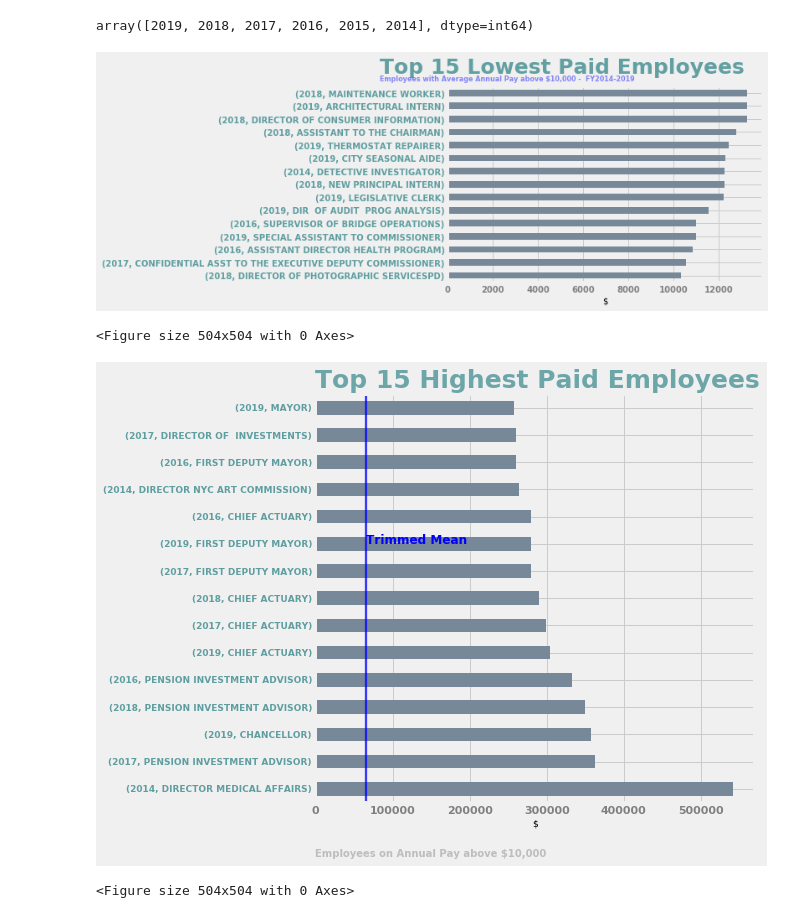
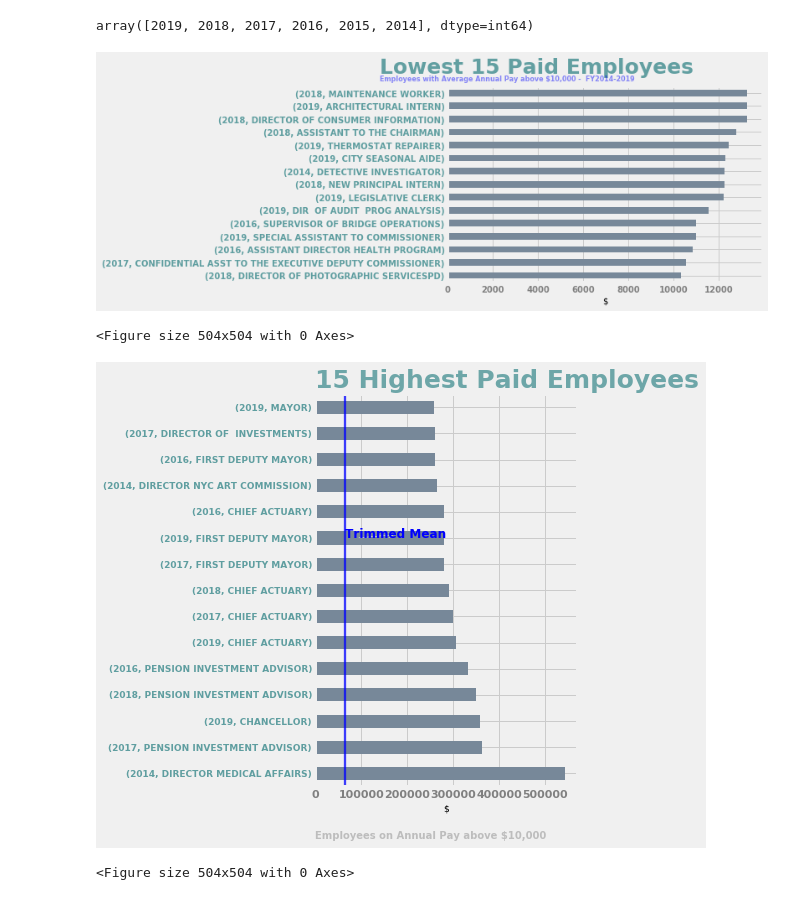
Before and after one commit to jhenvi/NYC-Citywide-Payroll-Data, a Jupyter notebook: NYC_PayrollAnalysis.ipynb, the cells around one changed output. Cells and saved outputs as stored; diff of their text form; code cells hidden in the pictures.

```diff
--- a/NYC_PayrollAnalysis.ipynb
+++ b/NYC_PayrollAnalysis.ipynb
@@ -171,32 +171,34 @@ plt.yticks(fontsize=10, color="cadetblue",weight="bold")
 plt.ylabel('')
 plt.xlabel('$',fontsize=10)
 plt.rcParams['figure.figsize']= 7,7
-plt.text(x=-3000, y=15.5, s="Top 15 Lowest Paid Employees", fontsize=25, weight="bold",color="cadetblue",alpha=.98)
+plt.text(x=-3000, y=15.5, s="Lowest 15 Paid Employees", fontsize=25, weight="bold",color="cadetblue",alpha=.98)
 plt.text(x=-3000, y=14.95, s="Employees with Average Annual Pay above $10,000 -  FY2014-2019",fontsize=8, weight="bold",color="blue",alpha=.45)
 # Show the Figure
+
 plt.show()
 plt.savefig('output/lowest_Paid_employees.png')
 # %% [output]
-[figure, old version]
+[figure, new version]
 <Figure size 504x504 with 0 Axes>
 # %%
 # Visualization for highest paid employees
 x.groupby(["Fiscal Year","Title Description"])["Regular Gross Paid"].mean().sort_values(ascending=False)[:15].plot(kind="barh",color="lightslategray")
 # Label the axes
 plt.xticks(fontsize=11, weight= "bold",rotation=0, color="gray")
 plt.yticks(fontsize=9.0, weight="bold",color="cadetblue")
 plt.ylabel('')
 plt.xlabel('$',fontsize=9)
 plt.rcParams['figure.figsize']= 7,7
-plt.title("Top 15 Highest Paid Employees", loc="left",fontsize=25, color="cadetblue", fontweight= "bold", alpha=.90)
+plt.title("15 Highest Paid Employees", loc="left",fontsize=25, color="cadetblue", fontweight= "bold", alpha=.90)
 plt.text(x=-5, y=-2.5, s="Employees on Annual Pay above $10,000",weight="bold", fontsize=10,color="gray", alpha=.45)
 plt.axvline(x=(stats.trim_mean(x["Regular Gross Paid"].values, 0.1)), color="b", linewidth=2.3, alpha=.75)
 plt.annotate("Trimmed Mean",fontsize=12, color="b", fontweight= "bold",xy=(90000,9), xytext=(65000,9), arrowprops=dict(arrowstyle='<-',facecolor="red",connectionstyle="arc3"))
 
 # Show the Figure
+plt.tight_layout()
 plt.show()
 plt.savefig('output/highest_Paid_employees.png')
 # %% [output]
-[figure, old version]
+[figure, new version]
 <Figure size 504x504 with 0 Axes>
 # %%
```
Also changed, not shown: parts of 14 cells of this notebook, 3 other files.
